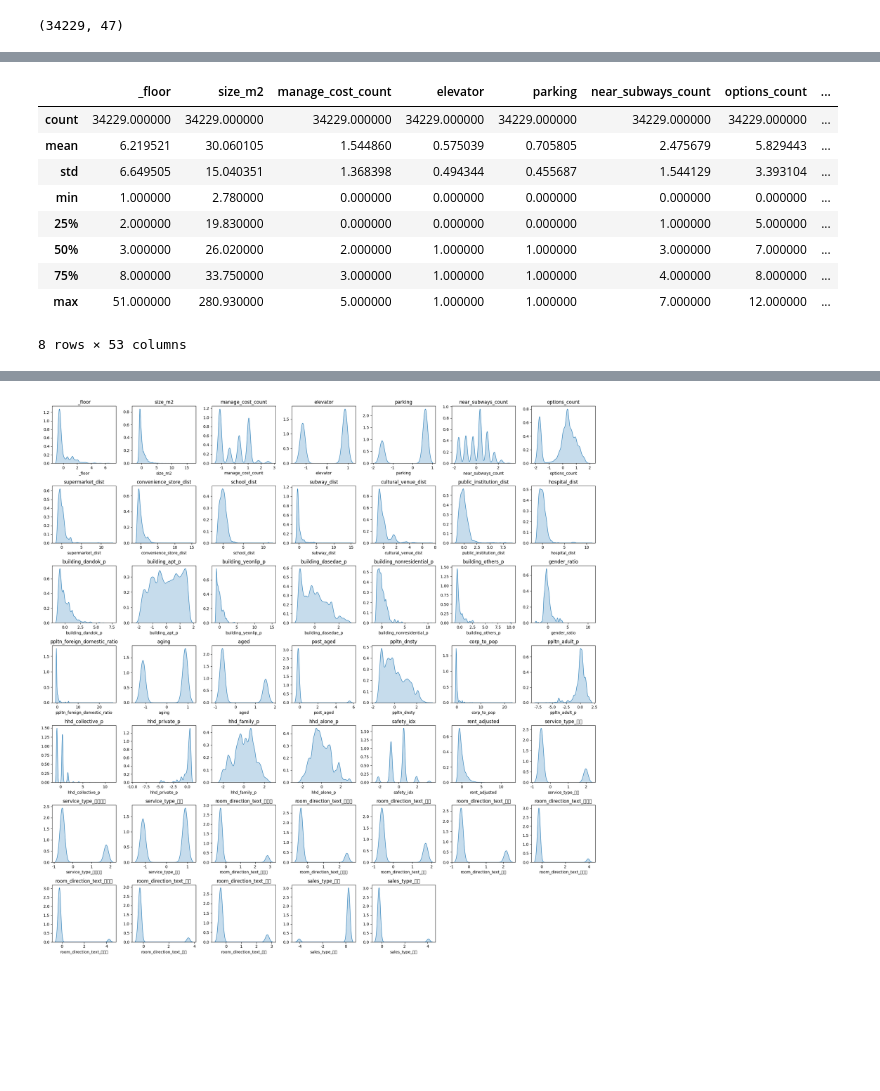
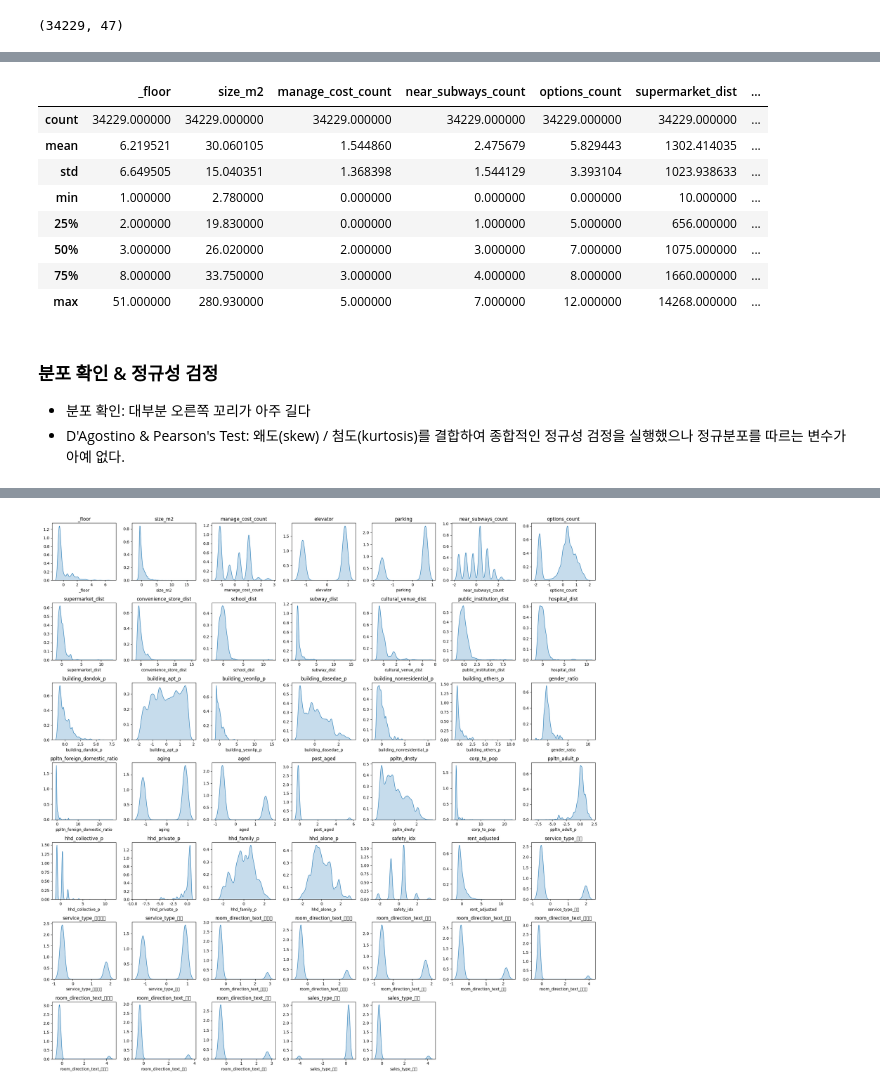
Before and after one commit to mc24hardzip/prj_HARDZIP, a Jupyter notebook: 0830.ipynb, the cells around one changed output, grey strips where cells are left out. Drawn from its saved outputs; the diff is of its cells as text; code cells hidden in the pictures; blank space fills up the shorter version.

```diff
--- a/0828.ipynb
+++ b/0830.ipynb
@@ -7,13 +7,18 @@ from clustering_models import service_type_sep, make_scaled_df, num_of_component
                             scree_plot, elbow_method, k_distance_plot, clustering_model, cluster_evaluation, comparison_of_scores_kmeans,\
                             cluster_visualization, cluster_separation, clusters_center, compare_columns, cluster_center_visualize, visualize_service_type, comparison_of_scores_dbscan
 from data_preparation import get_data, get_cluster_df, get_regression_df
-# from EDA import box_plt, skew_kurt_graph
-
 from itertools import product
-
 import matplotlib.pyplot as plt
 import matplotlib as mpl
 import matplotlib.font_manager as fm
+import pandas as pd
+import numpy as np
+import matplotlib.pyplot as plt
+import seaborn as sns
+
+pd.set_option('display.max_columns', 50)
+pd.set_option('display.max_rows', 50)
+
 # font_name = fm.FontProperties(fname="/Users/leeseohyun/Library/Fonts/AppleGothic.ttf").get_name()
 # mpl.rc('font', family=font_name)
 plt.rcParams["axes.unicode_minus"] = False
@@ -33,8 +38,3 @@ clustering_df = get_cluster_df()
 clustering_df.shape
 # %% [output]
 (34229, 47)
-# %%
-import pandas as pd
-
-pd.set_option('display.max_columns', 50)
-pd.set_option('display.max_rows', 10)
@@ -40,0 +45,3 @@ pd.set_option('display.max_rows', 10)
+# %%
+non_binary_columns = [col for col in clustering_df.columns if set(clustering_df[col].unique()) not in [{0, 1}, {0}, {1}]]
+non_binary_df = clustering_df[non_binary_columns]
@@ -41,14 +63,17 @@ pd.set_option('display.max_rows', 10)
 # %%
-clustering_df.describe()
+non_binary_df.describe()
 # %% [output]
-|  | _floor | size_m2 | manage_cost_count | elevator | parking | near_subways_count | options_count | ... |
-| count | 34229.000000 | 34229.000000 | 34229.000000 | 34229.000000 | 34229.000000 | 34229.000000 | 34229.000000 | ... |
-| mean | 6.219521 | 30.060105 | 1.544860 | 0.575039 | 0.705805 | 2.475679 | 5.829443 | ... |
-| std | 6.649505 | 15.040351 | 1.368398 | 0.494344 | 0.455687 | 1.544129 | 3.393104 | ... |
-| min | 1.000000 | 2.780000 | 0.000000 | 0.000000 | 0.000000 | 0.000000 | 0.000000 | ... |
-| 25% | 2.000000 | 19.830000 | 0.000000 | 0.000000 | 0.000000 | 1.000000 | 5.000000 | ... |
-| 50% | 3.000000 | 26.020000 | 2.000000 | 1.000000 | 1.000000 | 3.000000 | 7.000000 | ... |
-| 75% | 8.000000 | 33.750000 | 3.000000 | 1.000000 | 1.000000 | 4.000000 | 8.000000 | ... |
-| max | 51.000000 | 280.930000 | 5.000000 | 1.000000 | 1.000000 | 7.000000 | 12.000000 | ... |
+|  | _floor | size_m2 | manage_cost_count | near_subways_count | options_count | supermarket_dist | ... |
+| count | 34229.000000 | 34229.000000 | 34229.000000 | 34229.000000 | 34229.000000 | 34229.000000 | ... |
+| mean | 6.219521 | 30.060105 | 1.544860 | 2.475679 | 5.829443 | 1302.414035 | ... |
+| std | 6.649505 | 15.040351 | 1.368398 | 1.544129 | 3.393104 | 1023.938633 | ... |
+| min | 1.000000 | 2.780000 | 0.000000 | 0.000000 | 0.000000 | 10.000000 | ... |
+| 25% | 2.000000 | 19.830000 | 0.000000 | 1.000000 | 5.000000 | 656.000000 | ... |
+| 50% | 3.000000 | 26.020000 | 2.000000 | 3.000000 | 7.000000 | 1075.000000 | ... |
+| 75% | 8.000000 | 33.750000 | 3.000000 | 4.000000 | 8.000000 | 1660.000000 | ... |
+| max | 51.000000 | 280.930000 | 5.000000 | 7.000000 | 12.000000 | 14268.000000 | ... |
-8 rows × 53 columns
+# %% [markdown]
+### 분포 확인 & 정규성 검정
+- 분포 확인: 대부분 오른쪽 꼬리가 아주 길다
+- D'Agostino & Pearson's Test: 왜도(skew) / 첨도(kurtosis)를 결합하여 종합적인 정규성 검정을 실행했으나 정규분포를 따르는 변수가 아예 없다.
 # %%
```
Also changed, not shown: parts of 12 cells of this notebook.
